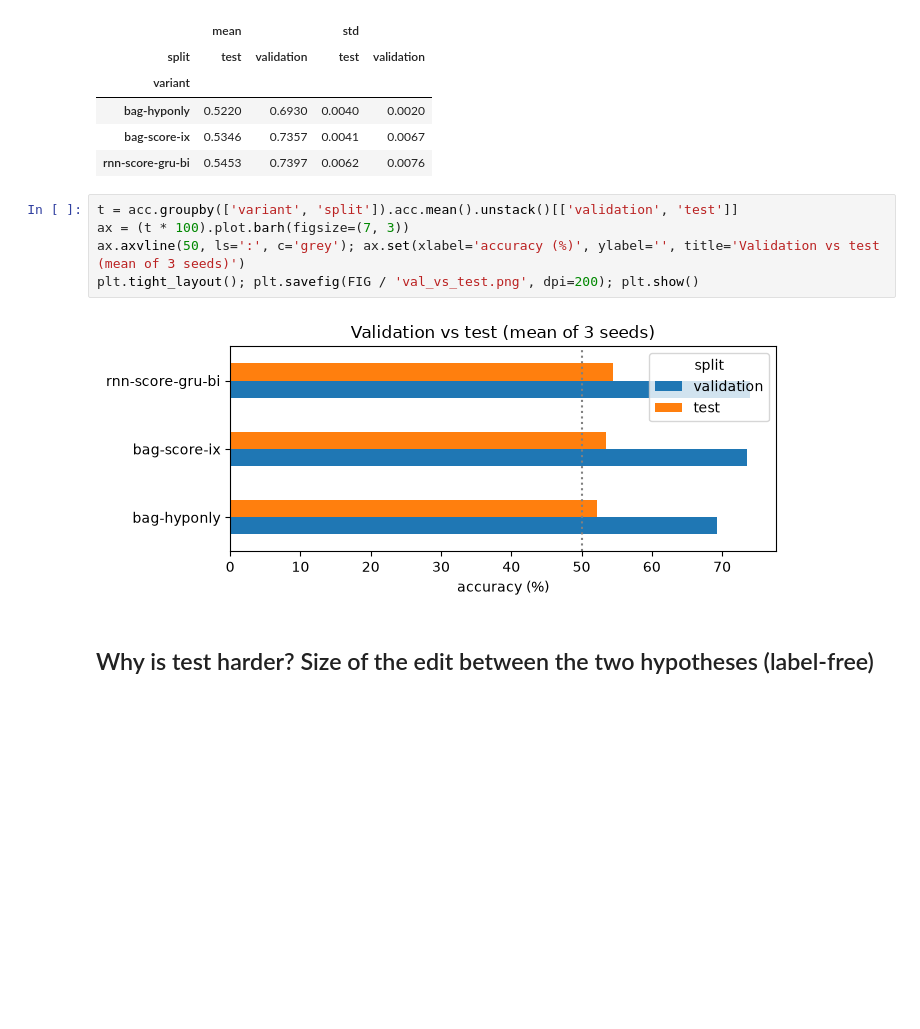
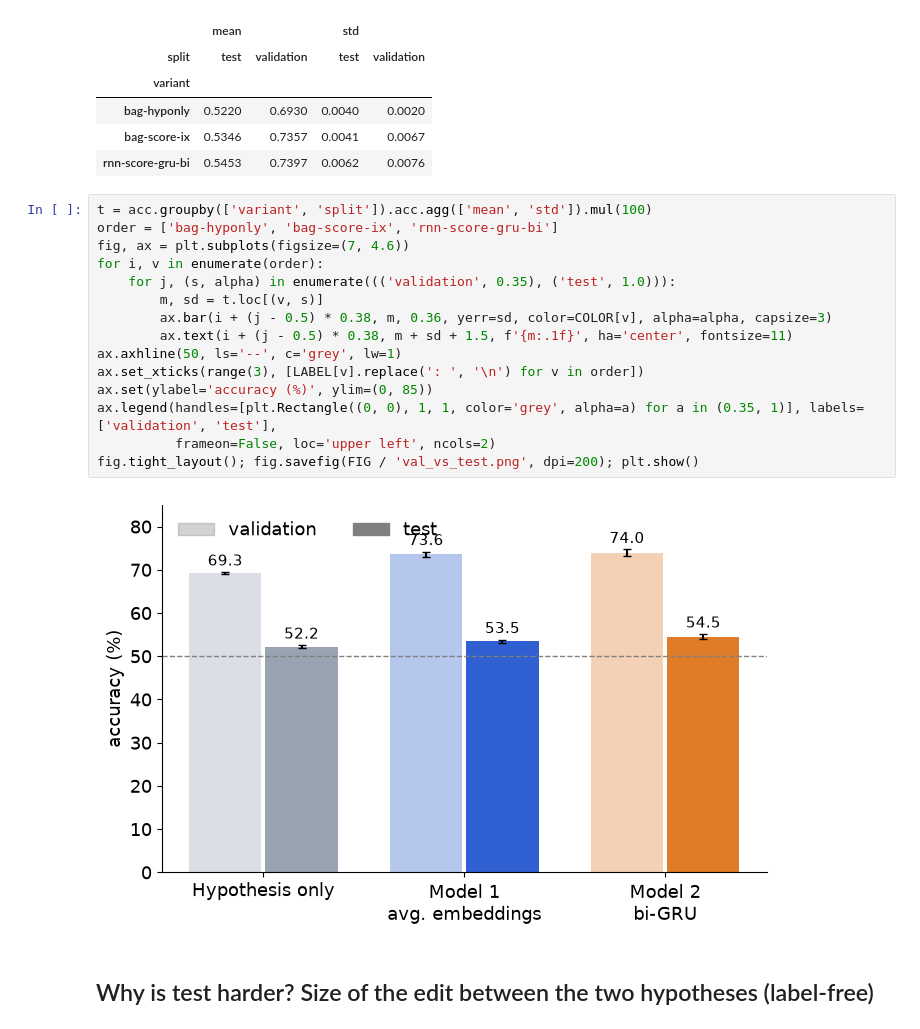
Before and after one commit to mavgit1/nlp-hs26-art, a Jupyter notebook: notebooks/02_results.ipynb, the cells around one changed output. Drawn from its saved outputs; the diff is of its cells as text; blank space fills up the shorter version.

```diff
--- a/notebooks/02_results.ipynb
+++ b/notebooks/02_results.ipynb
@@ -80,13 +88,23 @@ table
 | bag-hyponly | 0.5220 | 0.6930 | 0.0040 | 0.0020 |
 | bag-score-ix | 0.5346 | 0.7357 | 0.0041 | 0.0067 |
 | rnn-score-gru-bi | 0.5453 | 0.7397 | 0.0062 | 0.0076 |
-# %%
-t = acc.groupby(['variant', 'split']).acc.mean().unstack()[['validation', 'test']]
-ax = (t * 100).plot.barh(figsize=(7, 3))
-ax.axvline(50, ls=':', c='grey'); ax.set(xlabel='accuracy (%)', ylabel='', title='Validation vs test (mean of 3 seeds)')
-plt.tight_layout(); plt.savefig(FIG / 'val_vs_test.png', dpi=200); plt.show()
-# %% [output]
-[figure, removed]
+# %%
+t = acc.groupby(['variant', 'split']).acc.agg(['mean', 'std']).mul(100)
+order = ['bag-hyponly', 'bag-score-ix', 'rnn-score-gru-bi']
+fig, ax = plt.subplots(figsize=(7, 4.6))
+for i, v in enumerate(order):
+    for j, (s, alpha) in enumerate((('validation', 0.35), ('test', 1.0))):
+        m, sd = t.loc[(v, s)]
+        ax.bar(i + (j - 0.5) * 0.38, m, 0.36, yerr=sd, color=COLOR[v], alpha=alpha, capsize=3)
+        ax.text(i + (j - 0.5) * 0.38, m + sd + 1.5, f'{m:.1f}', ha='center', fontsize=11)
+ax.axhline(50, ls='--', c='grey', lw=1)
+ax.set_xticks(range(3), [LABEL[v].replace(': ', '\n') for v in order])
+ax.set(ylabel='accuracy (%)', ylim=(0, 85))
+ax.legend(handles=[plt.Rectangle((0, 0), 1, 1, color='grey', alpha=a) for a in (0.35, 1)], labels=['validation', 'test'],
+          frameon=False, loc='upper left', ncols=2)
+fig.tight_layout(); fig.savefig(FIG / 'val_vs_test.png', dpi=200); plt.show()
+# %% [output]
+[figure, added]
 # %% [markdown]
 ## Why is test harder? Size of the edit between the two hypotheses (label-free)
 # %%
```
Also changed, not shown: parts of 4 cells of this notebook, 3 other files.
